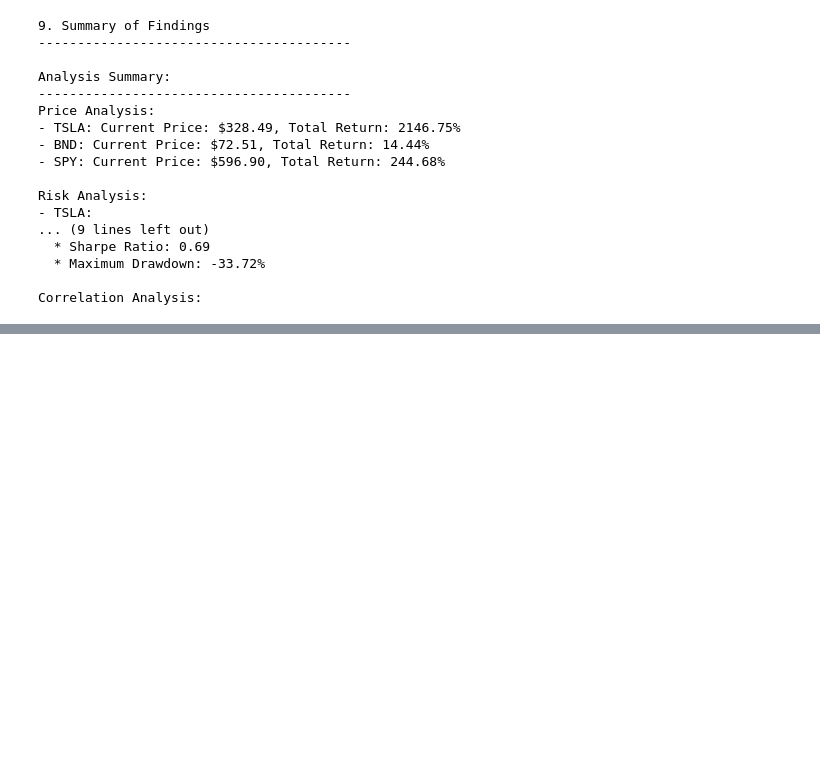
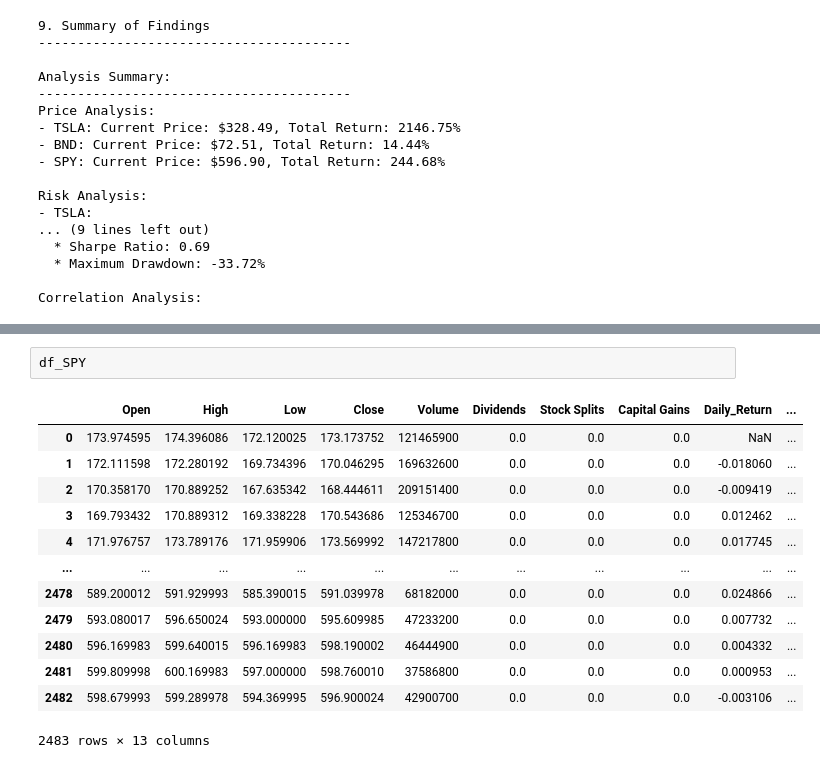
Before and after one commit to OL-YAD/portfolio-optimization-forecasting, a Jupyter notebook: notebooks/data_analysis.ipynb, the cells around one changed output, grey strips where cells are left out. Cells and saved outputs as stored; diff of their text form; blank space fills up the shorter version.

```diff
--- a/notebooks/data_analysis.ipynb
+++ b/notebooks/data_analysis.ipynb
@@ -307,0 +288,16 @@ Correlation Analysis:
+# %%
+df_SPY
+# %% [output]
+|  | Open | High | Low | Close | Volume | Dividends | Stock Splits | Capital Gains | Daily_Return | ... |
+| 0 | 173.974595 | 174.396086 | 172.120025 | 173.173752 | 121465900 | 0.0 | 0.0 | 0.0 | NaN | ... |
+| 1 | 172.111598 | 172.280192 | 169.734396 | 170.046295 | 169632600 | 0.0 | 0.0 | 0.0 | -0.018060 | ... |
+| 2 | 170.358170 | 170.889252 | 167.635342 | 168.444611 | 209151400 | 0.0 | 0.0 | 0.0 | -0.009419 | ... |
+| 3 | 169.793432 | 170.889312 | 169.338228 | 170.543686 | 125346700 | 0.0 | 0.0 | 0.0 | 0.012462 | ... |
+| 4 | 171.976757 | 173.789176 | 171.959906 | 173.569992 | 147217800 | 0.0 | 0.0 | 0.0 | 0.017745 | ... |
+| ... | ... | ... | ... | ... | ... | ... | ... | ... | ... | ... |
+| 2478 | 589.200012 | 591.929993 | 585.390015 | 591.039978 | 68182000 | 0.0 | 0.0 | 0.0 | 0.024866 | ... |
+| 2479 | 593.080017 | 596.650024 | 593.000000 | 595.609985 | 47233200 | 0.0 | 0.0 | 0.0 | 0.007732 | ... |
+| 2480 | 596.169983 | 599.640015 | 596.169983 | 598.190002 | 46444900 | 0.0 | 0.0 | 0.0 | 0.004332 | ... |
+| 2481 | 599.809998 | 600.169983 | 597.000000 | 598.760010 | 37586800 | 0.0 | 0.0 | 0.0 | 0.000953 | ... |
+| 2482 | 598.679993 | 599.289978 | 594.369995 | 596.900024 | 42900700 | 0.0 | 0.0 | 0.0 | -0.003106 | ... |
+2483 rows × 13 columns
```
Also changed, not shown: parts of 10 cells of this notebook.
